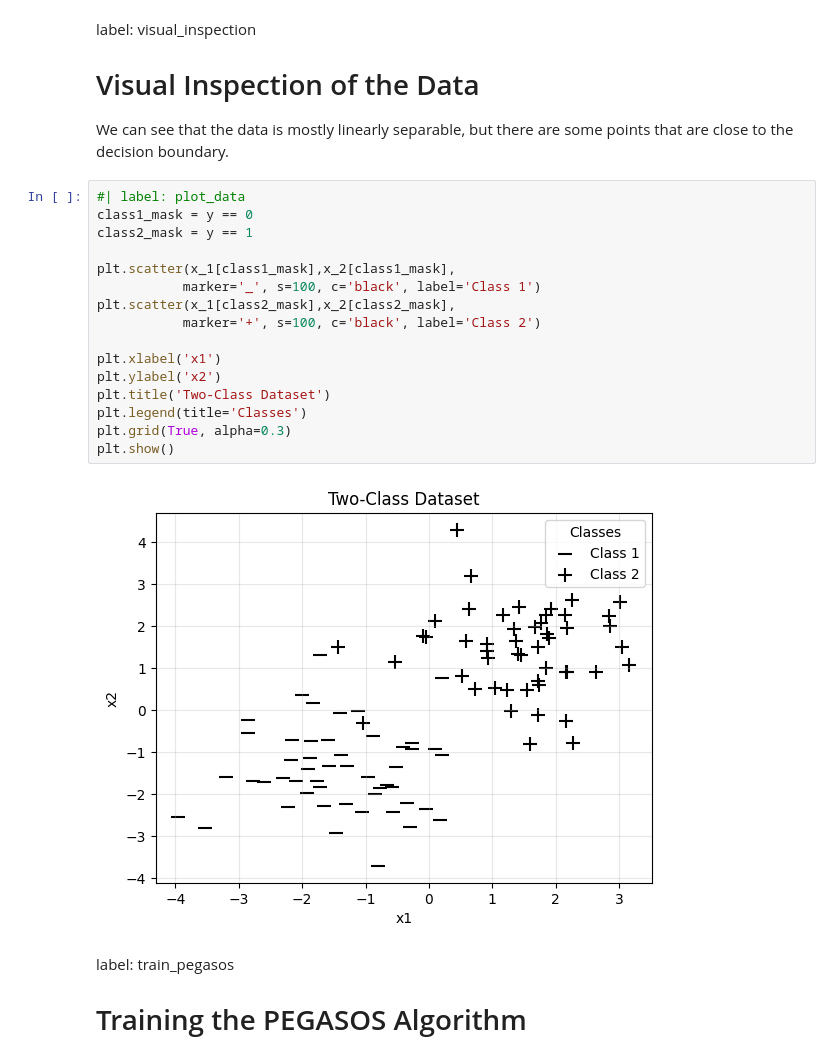
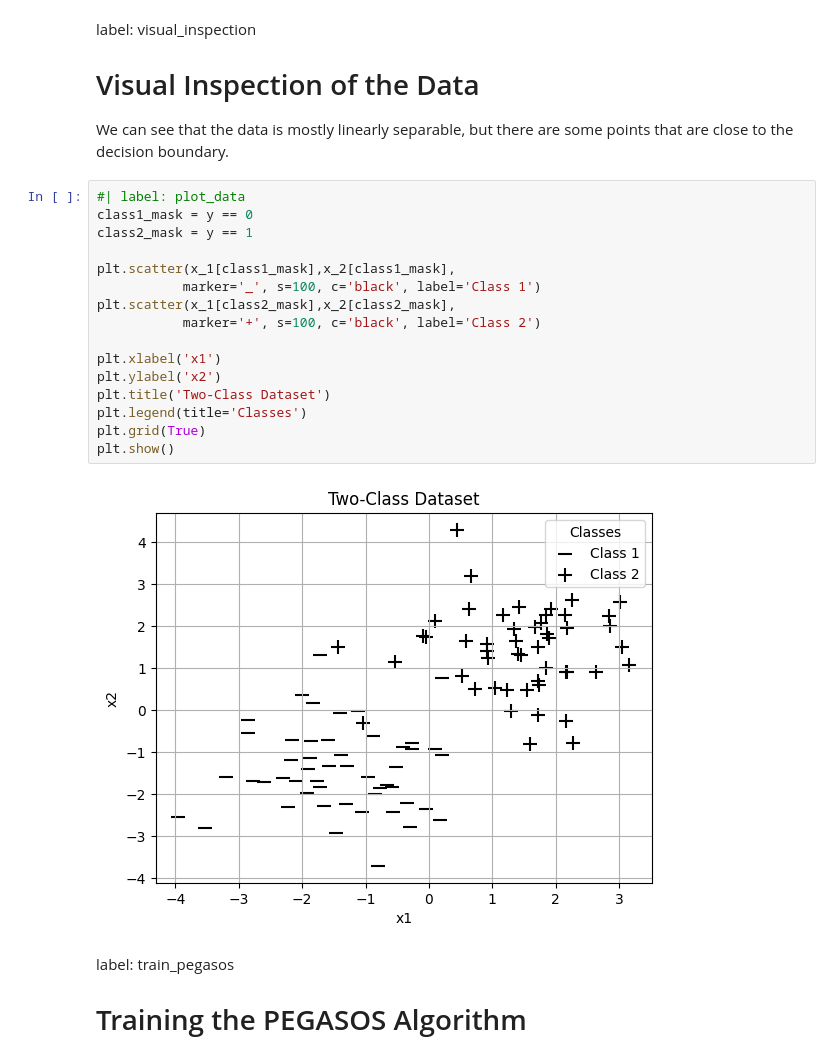
Before and after one commit to slds-lmu/lecture_sl, a Jupyter notebook: exercises/svm-quarto/sol_svm_1_py.ipynb, the cells around one changed output. Drawn from its saved outputs; the diff is of its cells as text.

```diff
--- a/exercises/svm-quarto/sol_svm_1_py.ipynb
+++ b/exercises/svm-quarto/sol_svm_1_py.ipynb
@@ -164,21 +163,21 @@ We can see that the data is mostly linearly separable, but there are some points
 # %%
 #| label: plot_data
 class1_mask = y == 0
 class2_mask = y == 1
 
 plt.scatter(x_1[class1_mask],x_2[class1_mask],
            marker='_', s=100, c='black', label='Class 1')
 plt.scatter(x_1[class2_mask],x_2[class2_mask],
            marker='+', s=100, c='black', label='Class 2')
 
 plt.xlabel('x1')
 plt.ylabel('x2')
 plt.title('Two-Class Dataset')
 plt.legend(title='Classes')
-plt.grid(True, alpha=0.3)
+plt.grid(True)
 plt.show()
 # %% [output]
-[figure, old version]
+[figure, new version]
 # %% [markdown]
 label: train_pegasos
 # Training the PEGASOS Algorithm
```
Also changed, not shown: parts of 10 cells of this notebook, 1 other file.
